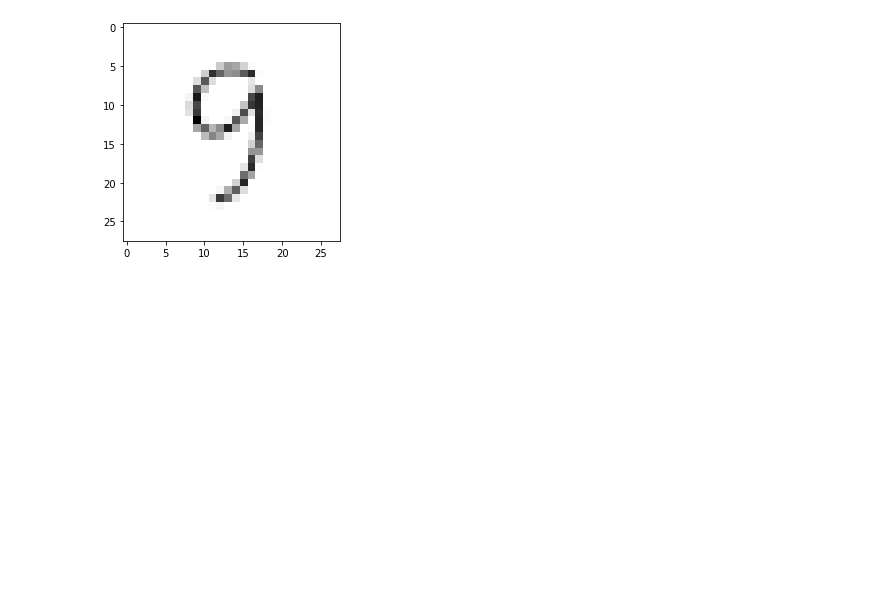
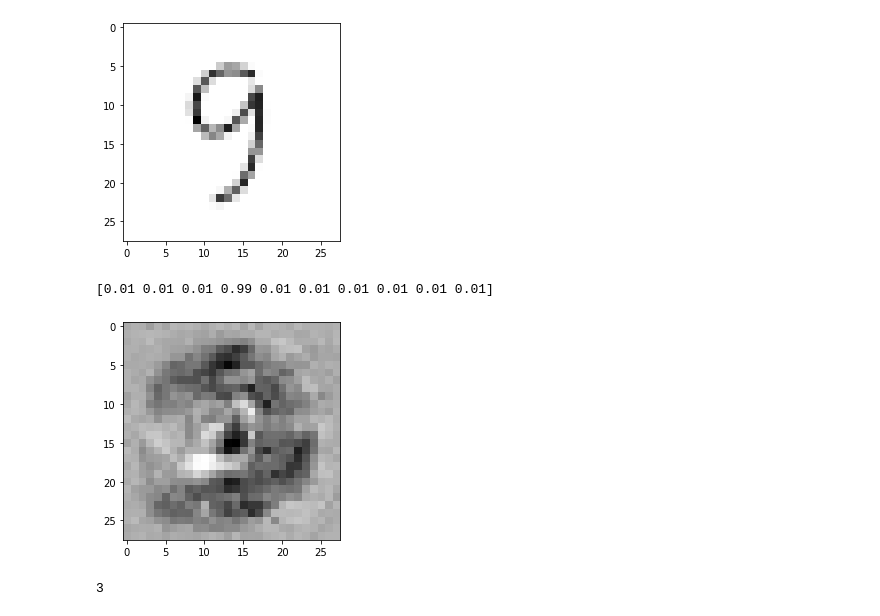
Before and after one commit to edutjie/simple-neural-network, a Jupyter notebook: handwriting.ipynb, the cells around one changed output. Cells and saved outputs as stored; diff of their text form; code cells hidden in the pictures; blank space fills up the shorter version.

```diff
--- a/handwriting.ipynb
+++ b/handwriting.ipynb
@@ -278,3 +278,26 @@ compare(10)
 Expected Output: '9.0', Actual Output: '9'
 Match!
 [figure]
+# %%
+input = 3
+output_nodes = 10 # because 0-9
+targets = np.zeros(output_nodes) + 0.01
+targets[input] = 0.99
+print(targets)
+image_data = nn.back_query(targets) # back querying
+plt.imshow(image_data.reshape(28,28),
+           cmap='Greys',
+           interpolation='None') # plot the image
+plt.show()
+# %% [output]
+[0.01 0.01 0.01 0.99 0.01 0.01 0.01 0.01 0.01 0.01]
+[figure, added]
+# %%
+inputs = our_own_dataset[2][1:]
+
+# predict
+outputs = nn.query(inputs)
+actual_output = np.argmax(outputs)
+print(actual_output)
+# %% [output]
+3
```
Also changed, not shown: 2 other files.
